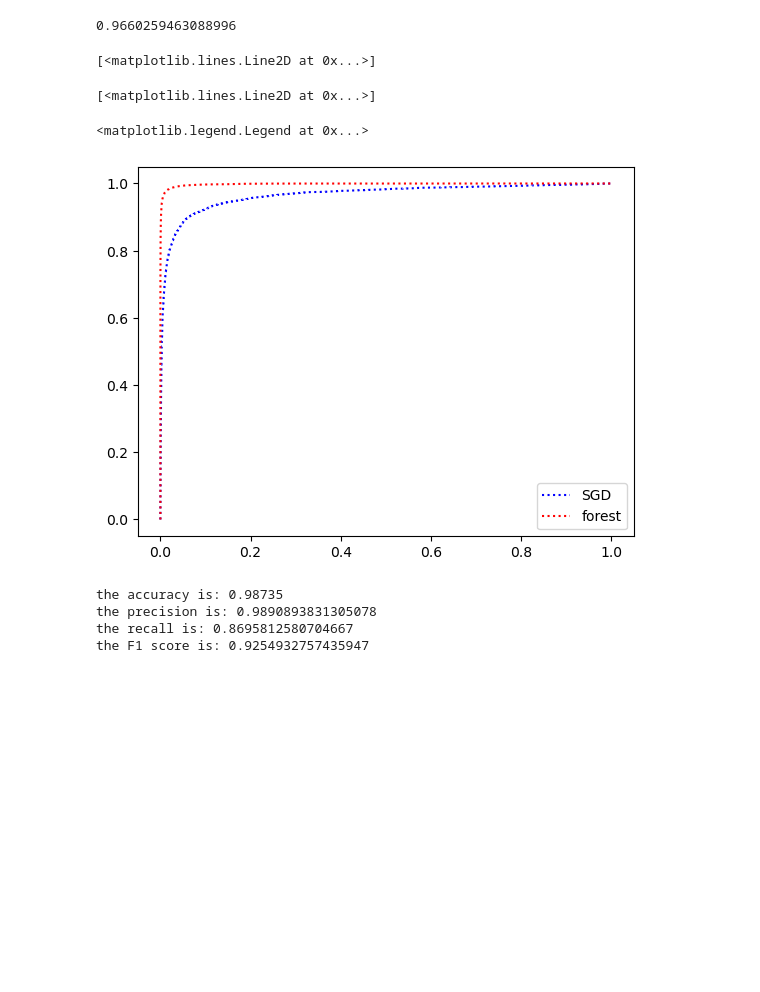
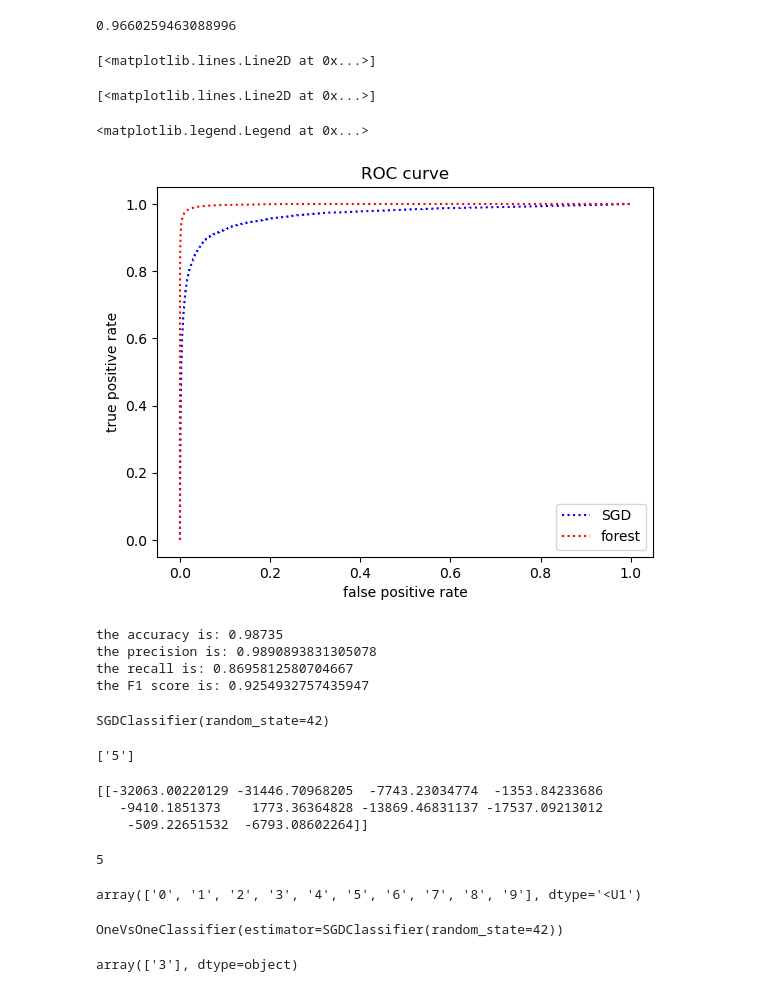
Before and after one commit to karvendhanm/Medium, a Jupyter notebook: architectural_priors/architectures.ipynb, the cells around one changed output. Saved outputs shown, nothing was run; the diff lists cells and outputs as text; code cells hidden in the pictures; blank space fills up the shorter version.

Commit message:
misclassification between classes 3 and 5

```diff
--- a/architectural_priors/architectures.ipynb
+++ b/architectural_priors/architectures.ipynb
@@ -354,13 +354,16 @@ fpr_forest, tpr_forest, threshold_forest = roc_curve(y_train_5, y_probas_forest[
 # %%
 plt.plot(fpr, tpr, 'b:', label='SGD')
 plt.plot(fpr_forest, tpr_forest, 'r:', label='forest')
 plt.legend()
+_ = plt.title('ROC curve')
+_ = plt.xlabel('false positive rate')
+_ = plt.ylabel('true positive rate')
 plt.show()
 # %% [output]
 [<matplotlib.lines.Line2D at 0x...>]
 [<matplotlib.lines.Line2D at 0x...>]
 <matplotlib.legend.Legend at 0x...>
-[figure, old version]
+[figure, new version]
 # %%
 forest_clf = forest_clf.fit(X_train, y_train_5)
 y_train_pred_forest = cross_val_predict(forest_clf, X_train, y_train_5, cv=3)
@@ -373,3 +376,32 @@ the accuracy is: 0.98735
 the precision is: 0.9890893831305078
 the recall is: 0.8695812580704667
 the F1 score is: 0.9254932757435947
+# %%
+# Multi-class classification using stochastic gradient descent.
+sgd_clf.fit(X_train, y_train) # one vs all would be used here.
+print(sgd_clf.predict([some_digit]))
+# %% [output]
+SGDClassifier(random_state=42)
+['5']
+# %%
+some_digit_decision_score = sgd_clf.decision_function([some_digit])
+print(some_digit_decision_score)
+# %% [output]
+[[-32063.00220129 -31446.70968205  -7743.23034774  -1353.84233686
+   -9410.1851373    1773.36364828 -13869.46831137 -17537.09213012
+    -509.22651532  -6793.08602264]]
+# %%
+np.argmax(some_digit_decision_score)
+sgd_clf.classes_
+# %% [output]
+5
+array(['0', '1', '2', '3', '4', '5', '6', '7', '8', '9'], dtype='<U1')
+# %%
+# forcing one-versus-one or one-versus-all.
+from sklearn.multiclass import OneVsOneClassifier
+ovo_clf = OneVsOneClassifier(SGDClassifier(random_state=42))
+ovo_clf.fit(X_train, y_train)
+ovo_clf.predict([some_digit])
+# %% [output]
+OneVsOneClassifier(estimator=SGDClassifier(random_state=42))
+array(['3'], dtype=object)
```
Also changed, not shown: parts of 16 cells of this notebook.
